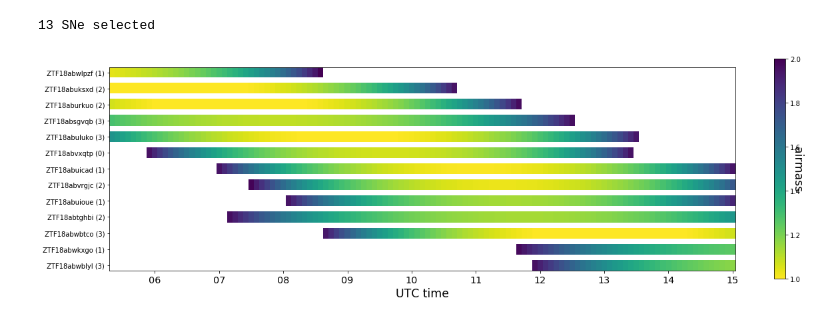
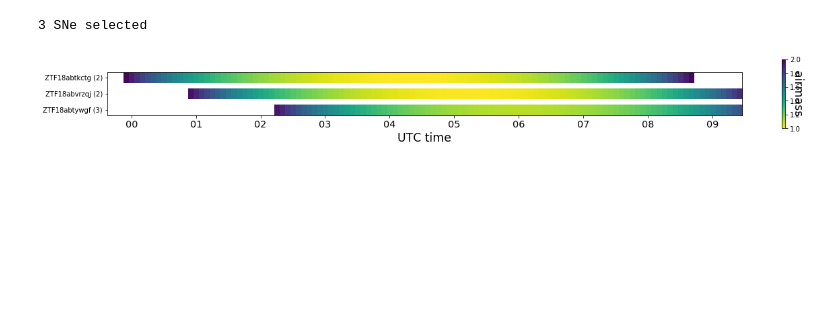
Before and after one commit to wombaugh/AmpelSlackCosmology, a Jupyter notebook: ztfcosmology_visibility.ipynb, the cells around one changed output. Drawn from its saved outputs; the diff is of its cells as text; code cells hidden in the pictures; blank space fills up the shorter version.

Commit message:
excessive use of astropy Time

```diff
--- a/ztfcosmology_visibility.ipynb
+++ b/ztfcosmology_visibility.ipynb
@@ -19,9 +19,9 @@ config = get_config()
 
 username = config['username']
 date = '2018-10-01'
-obs = 'uh88'
-tshift = {'ntt': -0.25*u.day, 'uh88': 0*u.day}
-trange = [Time(date)+tshift[obs], Time(date)+u.day+tshift[obs]]
+obs = 'ntt'
+tshift = {'ntt': -0.25, 'uh88': 0}  # In units of days
+trange = [Time(Time(date).jd+tshift[obs],format='jd'), Time(Time(date).jd+1.+tshift[obs],format='jd')]
 
 logpath = 'logs/'
 
@@ -107,0 +108,20 @@ print('%i of %i targets are observable with %s.'%(len(obs_windows.keys()), len(t
+# %%
+# Manual list of SNe to be exluded because they are already in the queue for SEDM
+exclude = []
+# Current SEDM/Marshal list
+foo = '''ZTF18abcqvhs, ZTF18abscygs, ZTF18ablllyw, ZTF18abthaii, ZTF18abtswjk, ZTF18abwfmot, ZTF18absoomk, ZTF18abvnwzz, ZTF18abtxvhy, ZTF18abvfecb, ZTF18abwktmm, ZTF18abxyudf, ZTF18abxwiqz, ZTF18abxbhov, ZTF18abvtrnc, ZTF18abvxqtp'''
+exclude.extend( foo.split(', ') )
+# SNIFS observed
+foo = '''ZTF18abvxqtp
+ZTF18abuksxd
+ZTF18abwlpzf
+ZTF18aburkuo
+ZTF18absgvqb
+ZTF18abuicad
+ZTF18abuioue
+ZTF18abtghbi
+ZTF18abwkxgo
+ZTF18abvrgjc
+ZTF18abwbtco'''
+exclude.extend( foo.split('\n') )
+print(exclude)
@@ -132,28 +152,28 @@ _ = plot_visibility(snnames, obs_windows, dark_time, priorities)
 # %%
-selected = []
+selected = [1,2,7]
 # Set manual priorities if you wish
 prio_new = []
 print('%i SNe selected'%len(selected))
 
 snnames_selected = [snnames[k] for k in selected]
 priorities_selected = [priorities[k] for k in selected]
 
 sort_again = True
 if sort_again:
     # sort them by time of lowest airmass again
     f_sort = lambda a: np.where(dark_time == obs_windows[a]['visible'][obs_windows[a]['airmass'] == min(obs_windows[a]['airmass'])])[0][0]
     if len(prio_new) < len(selected):
         tmp = sorted(zip(snnames_selected, priorities_selected) , key=lambda a: f_sort(a[0]))
     else:
         tmp = sorted(zip(snnames_selected, prio_new) , key=lambda a: f_sort(a[0]))
     snnames_selected = [a[0] for a in tmp]
     priorities_selected = [a[1] for a in tmp]
 
 _ = plot_visibility(snnames_selected, obs_windows, dark_time, priorities_selected, labeltype='priority')
 plt.savefig('snifs/targets_snifs_%s.png'%date)
 # %% [output]
-13 SNe selected
+3 SNe selected
-[figure, old version]
+[figure, new version]
 # %%
 # SANITY CHECK!
 # For the beginning it might be good to double check the selected targets on the marshal.
```
Also changed, not shown: parts of 9 cells of this notebook.
